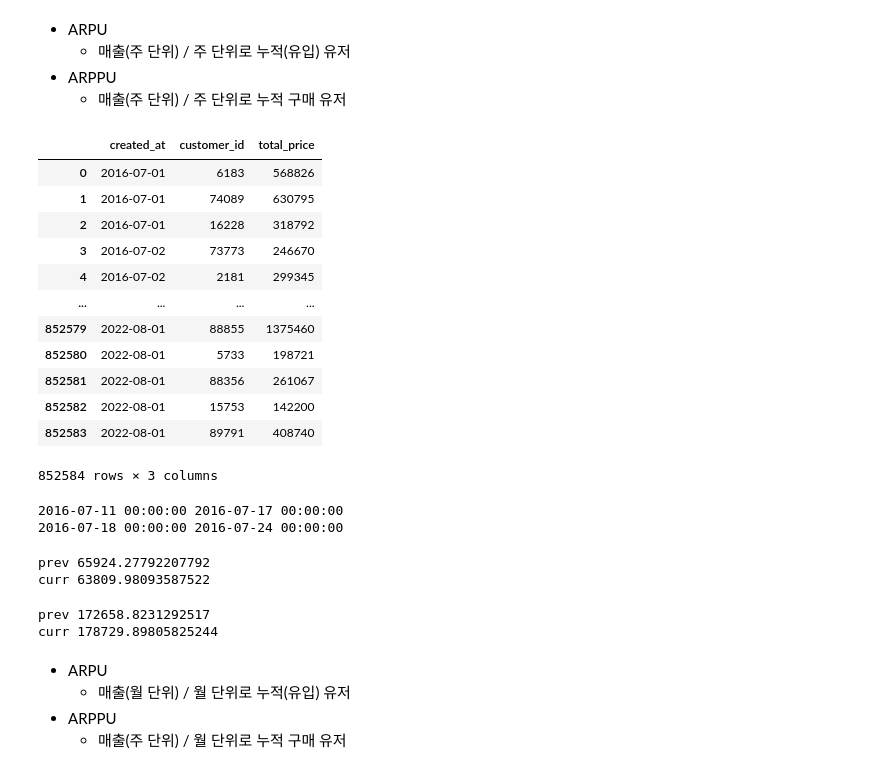
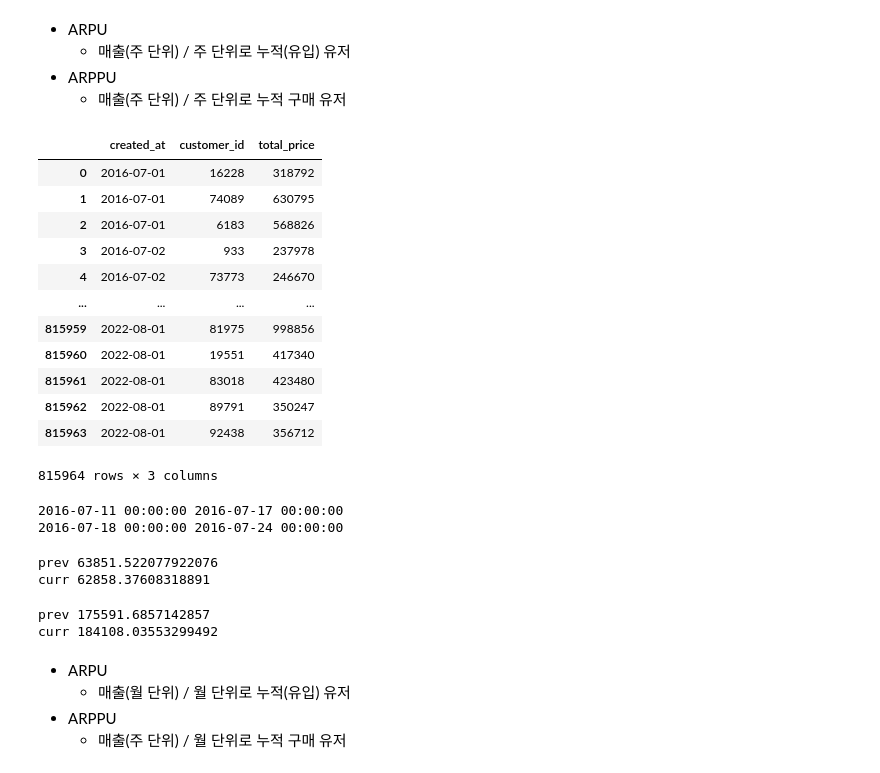
Before and after one commit to Emdeowl/DATA-WOLVES, a Jupyter notebook: Tableau_Check.ipynb, the cells around one changed output. Drawn from its saved outputs; the diff is of its cells as text; code cells hidden in the pictures.

Commit message:
tableau check update
tableau check update

```diff
--- a/Tableau_Check.ipynb
+++ b/Tableau_Check.ipynb
@@ -15,6 +31,8 @@ transaction = transaction.assign(created_at=pd.to_datetime(transaction['created_
 transaction = transaction.assign(created_at = transaction['created_at'].dt.strftime('%Y-%m-%d'))
 transaction = transaction.assign(created_at = pd.to_datetime(transaction['created_at']))
 transaction = transaction.assign(total_price=transaction['total_amount'] - transaction['shipment_fee'])
+# %%
+paid_transaction = transaction[transaction.payment_status=='Success']
 # %%
 customer_date = customer[['customer_id', 'first_join_date']].sort_values('first_join_date').reset_index(drop=True)
 customer_date
@@ -38,22 +56,22 @@ customer_date
 * ARPPU
     * 매출(주 단위) / 주 단위로 누적 구매 유저
 # %%
-transaction_by_session = transaction.groupby('session_id')[['created_at', 'customer_id', 'total_price']].max().sort_values('created_at').reset_index(drop=True)
+transaction_by_session = paid_transaction.groupby('session_id')[['created_at', 'customer_id', 'total_price']].max().sort_values('created_at').reset_index(drop=True)
 transaction_by_session
 # %% [output]
 |  | created_at | customer_id | total_price |
-| 0 | 2016-07-01 | 6183 | 568826 |
+| 0 | 2016-07-01 | 16228 | 318792 |
 | 1 | 2016-07-01 | 74089 | 630795 |
-| 2 | 2016-07-01 | 16228 | 318792 |
-| 3 | 2016-07-02 | 73773 | 246670 |
-| 4 | 2016-07-02 | 2181 | 299345 |
+| 2 | 2016-07-01 | 6183 | 568826 |
+| 3 | 2016-07-02 | 933 | 237978 |
+| 4 | 2016-07-02 | 73773 | 246670 |
 | ... | ... | ... | ... |
-| 852579 | 2022-08-01 | 88855 | 1375460 |
-| 852580 | 2022-08-01 | 5733 | 198721 |
-| 852581 | 2022-08-01 | 88356 | 261067 |
-| 852582 | 2022-08-01 | 15753 | 142200 |
-| 852583 | 2022-08-01 | 89791 | 408740 |
+| 815959 | 2022-08-01 | 81975 | 998856 |
+| 815960 | 2022-08-01 | 19551 | 417340 |
+| 815961 | 2022-08-01 | 83018 | 423480 |
+| 815962 | 2022-08-01 | 89791 | 350247 |
+| 815963 | 2022-08-01 | 92438 | 356712 |
-852584 rows × 3 columns
+815964 rows × 3 columns
 # %%
 data_start_date = pd.to_datetime('2016-06-30')
 previous_start_date = pd.to_datetime('2016-07-11')
@@ -91,15 +109,15 @@ curr_transaction_cum = transaction_by_session[(transaction_by_session.created_at
 print('prev', prev_transaction.total_price.sum() / prev_customer.customer_id.nunique())
 print('curr', curr_transaction.total_price.sum() / curr_customer.customer_id.nunique())
 # %% [output]
-prev 65924.27792207792
-curr 63809.98093587522
+prev 63851.522077922076
+curr 62858.37608318891
 # %%
 # ARPPU
 print('prev', prev_transaction.total_price.sum() / prev_transaction_cum.customer_id.nunique())
 print('curr', curr_transaction.total_price.sum() / curr_transaction_cum.customer_id.nunique())
 # %% [output]
-prev 172658.8231292517
-curr 178729.89805825244
+prev 175591.6857142857
+curr 184108.03553299492
 # %% [markdown]
 * ARPU
     * 매출(월 단위) / 월 단위로 누적(유입) 유저
```
Also changed, not shown: parts of 8 cells of this notebook.
